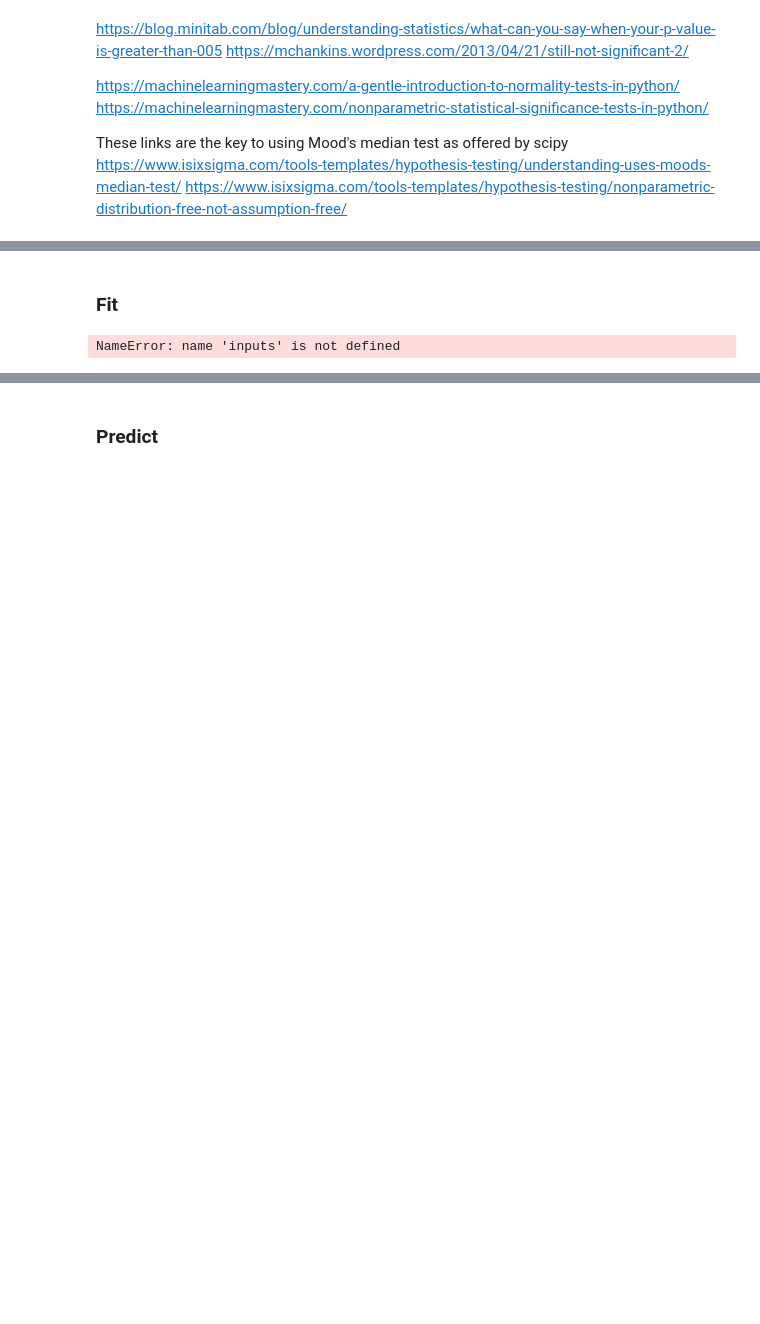
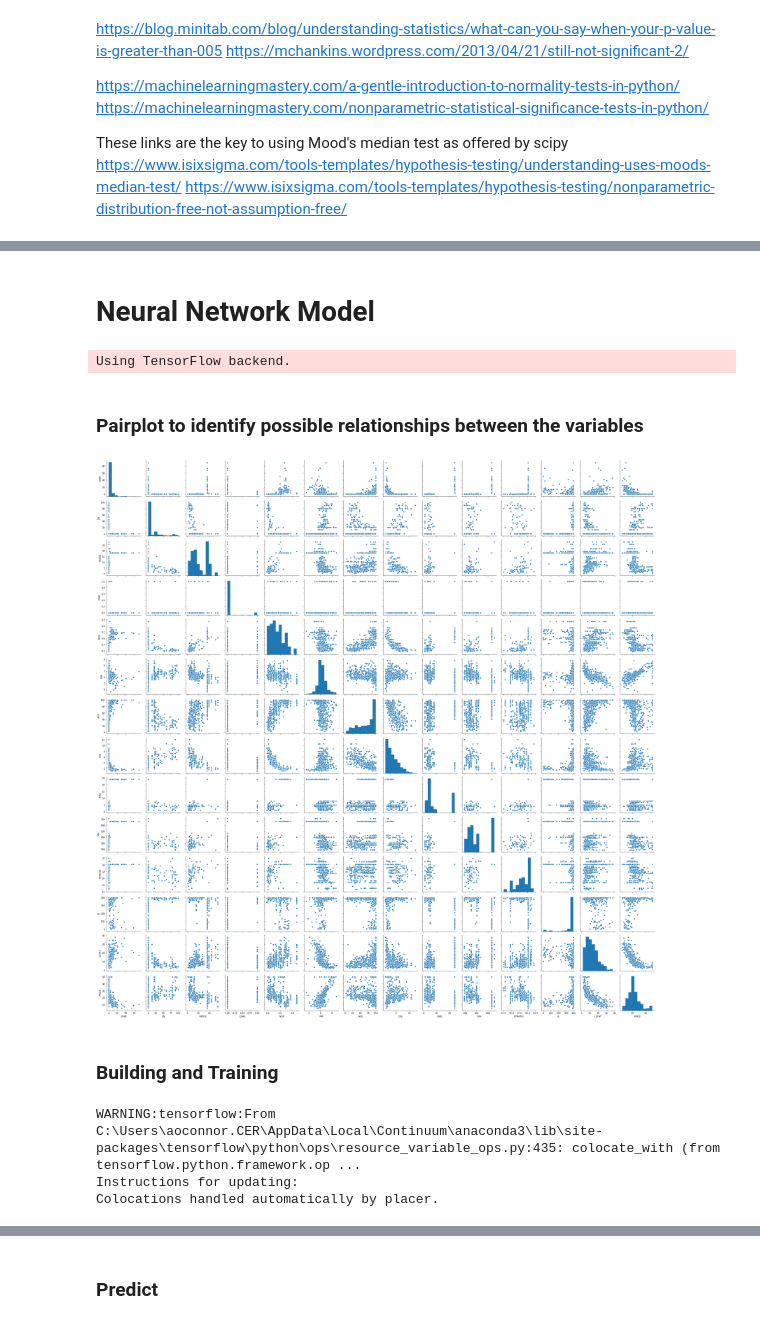
Before and after one commit to G00364756/52954---Machine_Learning-Statistics-Project, a Jupyter notebook: boston.ipynb, the cells around one changed output, grey strips where cells are left out. Saved outputs shown, nothing was run; the diff lists cells and outputs as text; code cells hidden in the pictures; blank space fills up the shorter version.

Commit message:
First commit in 5 weeks, other module workload and out of country with work, Neural Network created

```diff
--- a/boston.ipynb
+++ b/boston.ipynb
@@ -379,12 +340,17 @@ plt.plot(x,x*m + c, 'r-')
+# %% [markdown]
+# Neural Network Model
 # %%
 # Adapted from lecture on knn nearest neighbours by Dr. Ian Mcgloughlin
-# Entered as a placeholder will not be using this scikit learn module
-# Will be using Keras when covered in module
-
-knn = nei.KNeighborsClassifier(n_neighbors=12)
+# Importing Keras
+import keras as kr
+# %% [output]
+Using TensorFlow backend.
-# %% [markdown]
-### Fit
-# %%
-knn.fit(inputs, outputs)
-# %% [output]
-NameError: name 'inputs' is not defined
+# %% [markdown]
+### Pairplot to identify possible relationships between the variables
+# %%
+g = sns.pairplot(df, size=2.5)
+plt.tight_layout()
+# %% [output]
+[figure, added]
+# %% [markdown]
+### Building and Training
@@ -390,0 +363,13 @@ NameError: name 'inputs' is not defined
+# %%
+m = kr.models.Sequential()
+
+m.add(kr.layers.Dense(400, input_dim=1, activation="softplus"))
+m.add(kr.layers.Dense(400, input_dim=1, activation="tanh"))
+m.add(kr.layers.Dense(400, input_dim=1, activation="softplus"))
+m.add(kr.layers.Dense(1, input_dim=1, activation="linear"))
+
+m.compile(loss="mean_squared_error", optimizer="adam")
+# %% [output]
+WARNING:tensorflow:From C:\Users\aoconnor.CER\AppData\Local\Continuum\anaconda3\lib\site-packages\tensorflow\python\ops\resource_variable_ops.py:435: colocate_with (from tensorflow.python.framework.op ...
+Instructions for updating:
+Colocations handled automatically by placer.
```
Also changed, not shown: parts of 24 cells of this notebook, 4 other files.
